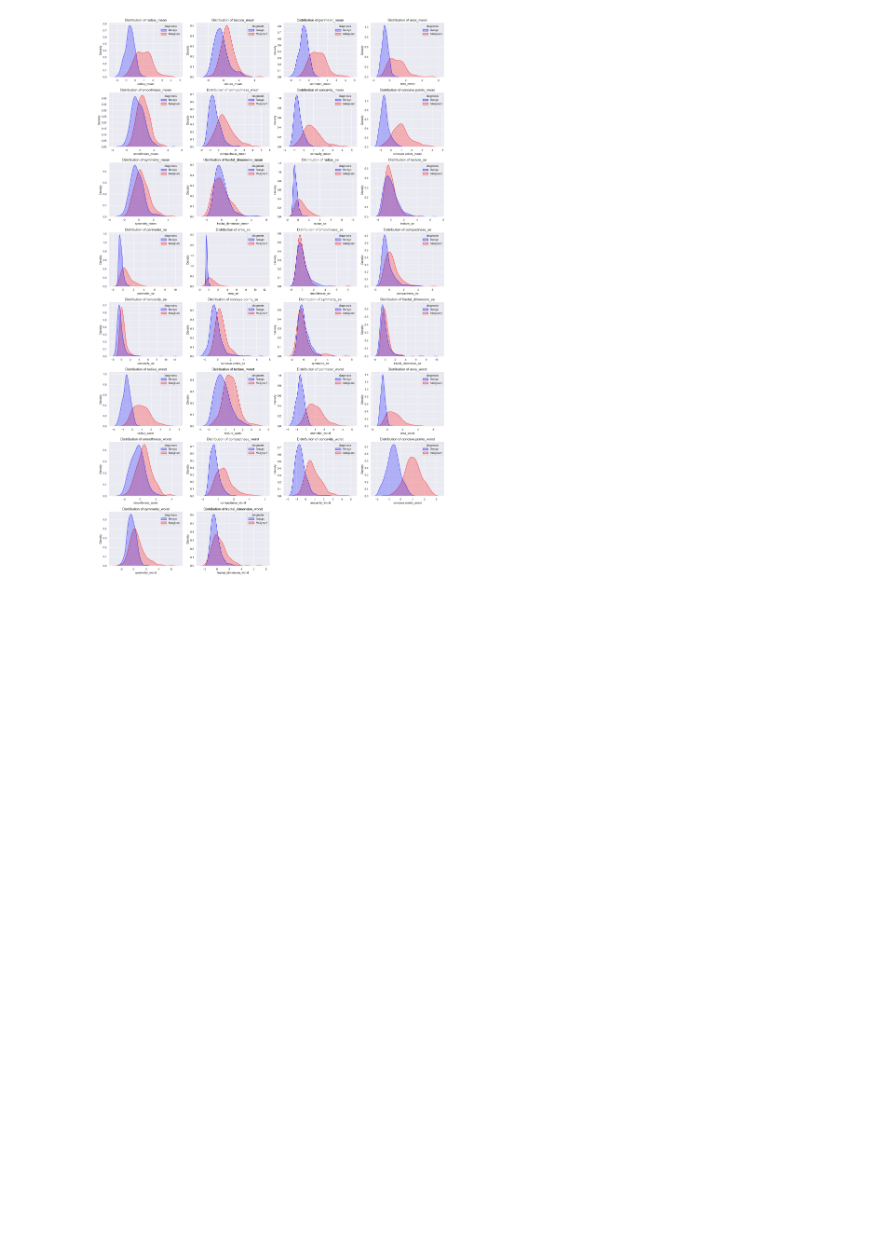
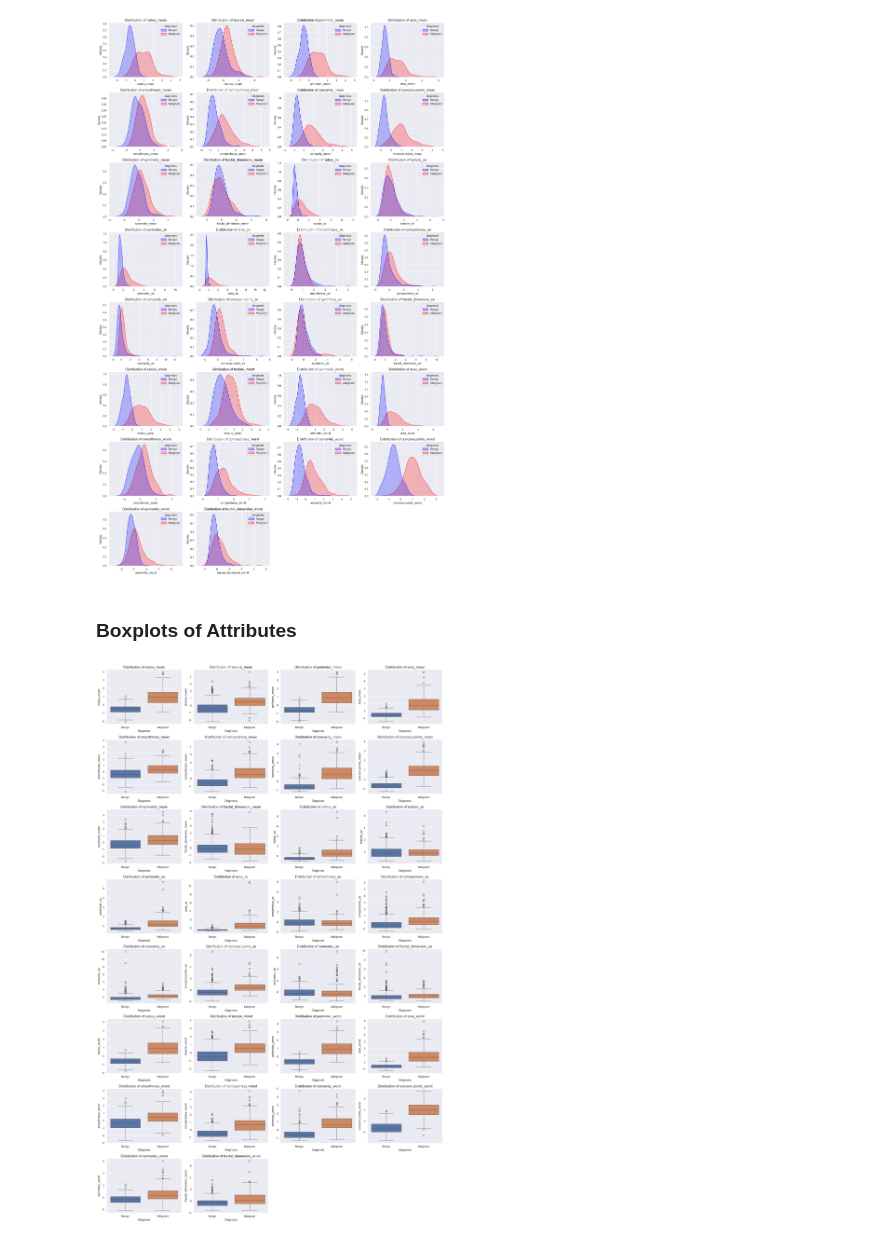
Before and after one commit to Juan-Carlos-D/breast-cancer-data-analysis, a Jupyter notebook: Notebooks/3. Exploratory Data Analysis.ipynb, the cells around one changed output. Cells and saved outputs as stored; diff of their text form; code cells hidden in the pictures; blank space fills up the shorter version.

```diff
--- a/Notebooks/3. Exploratory Data Analysis.ipynb
+++ b/Notebooks/3. Exploratory Data Analysis.ipynb
@@ -120,3 +130,49 @@ plt.show()
 df_processed['diagnosis'] = original_diagnosis
 # %% [output]
 [figure]
+# %% [markdown]
+### **Boxplots of Attributes**
+# %%
+sns.set_theme(style="darkgrid")
+
+# Save the original diagnosis values as integers
+original_diagnosis = df_processed['diagnosis'].copy()
+
+# Temporarily convert 'diagnosis' to categorical for boxplot
+df_processed['diagnosis'] = df_processed['diagnosis'].map({0: 'Benign', 1: 'Malignant'})
+df_processed['diagnosis'] = df_processed['diagnosis'].astype('category')
+
+# List of continuous attributes (excluding `diagnosis`)
+continuous_columns = df_processed.drop(columns=['diagnosis']).columns
+
+n_cols = 4
+n_rows = (len(continuous_columns) + n_cols - 1) // n_cols
+
+fig, axes = plt.subplots(n_rows, n_cols, figsize=(20, n_rows * 4))
+axes = axes.flatten()
+
+
+for i, column in enumerate(continuous_columns):
+    ax = axes[i]
+    sns.boxplot(
+        data=df_processed,
+        x="diagnosis",
+        y=column,
+        hue="diagnosis",
+        ax=ax,
+    )
+    ax.set_title(f'Distribution of {column}', fontsize=14)
+    ax.set_xlabel('Diagnosis')
+    ax.set_ylabel(column)
+
+for j in range(i + 1, len(axes)):
+    fig.delaxes(axes[j])
+
+
+plt.tight_layout()
+plt.show()
+
+# Reverts 'diagnosis' back to its original numeric values (0 and 1)
+df_processed['diagnosis'] = original_diagnosis
+# %% [output]
+[figure, added]
```
Also changed, not shown: parts of 2 cells of this notebook.
